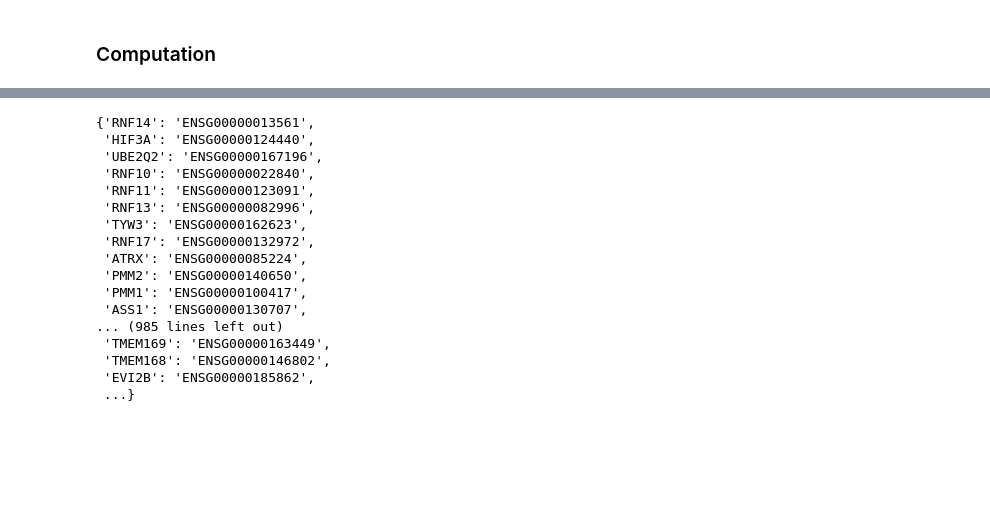
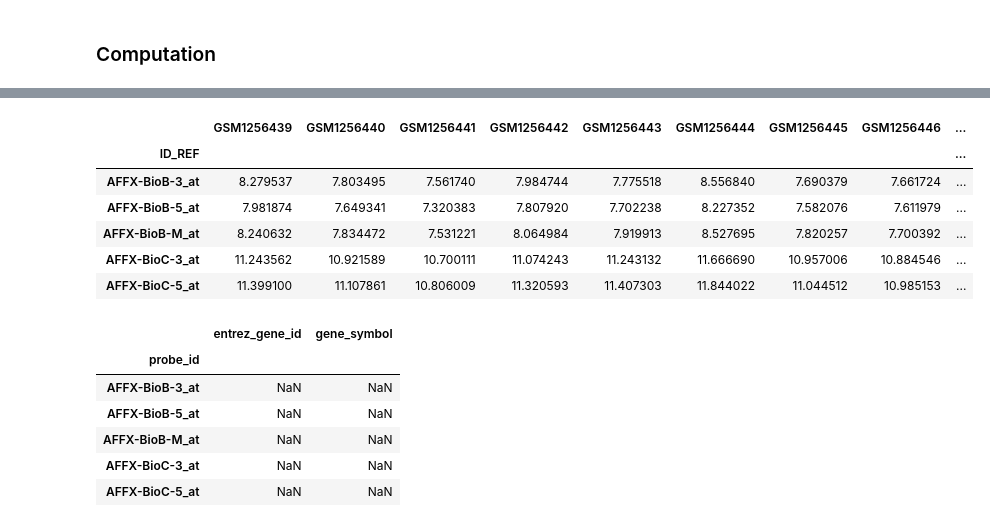
Before and after one commit to denis-torre/yfv-analysis, a Jupyter notebook: pipeline/notebooks/Development.ipynb, the cells around one changed output, grey strips where cells are left out. Drawn from its saved outputs; the diff is of its cells as text; code cells hidden in the pictures; blank space fills up the shorter version.

```diff
--- a/pipeline/notebooks/Development.ipynb
+++ b/pipeline/notebooks/Development.ipynb
@@ -11,2 +10,5 @@ infiles = ('f2-raw_expression.dir/yfv-gene_expression.txt', 'f1-annotation.dir/y
+# %%
+infiles = ['rawdata.dir/expression/GSE51972_series_matrix.txt', 'f1-annotation.dir/GPL3535-gene_annotations.txt']
+seriesMatrixFile, geneAnnotationFile = infiles
 # %% [markdown]
 ### Computation
@@ -79,21 +14,0 @@ homologyDataframe.head()
-# %%
-homologyDict = homologyDataframe.set_index('Macaque associated gene name').to_dict()['Gene ID']
-homologyDict
-# %% [output]
-{'RNF14': 'ENSG00000013561',
- 'HIF3A': 'ENSG00000124440',
- 'UBE2Q2': 'ENSG00000167196',
- 'RNF10': 'ENSG00000022840',
- 'RNF11': 'ENSG00000123091',
- 'RNF13': 'ENSG00000082996',
- 'TYW3': 'ENSG00000162623',
- 'RNF17': 'ENSG00000132972',
- 'ATRX': 'ENSG00000085224',
- 'PMM2': 'ENSG00000140650',
- 'PMM1': 'ENSG00000100417',
- 'ASS1': 'ENSG00000130707',
-... (985 lines left out)
- 'TMEM169': 'ENSG00000163449',
- 'TMEM168': 'ENSG00000146802',
- 'EVI2B': 'ENSG00000185862',
- ...}
@@ -101,0 +15,26 @@ homologyDict
+# %%
+# Get expression dataframe
+expressionDataframe = pd.read_table(seriesMatrixFile, comment='!', index_col='ID_REF')
+
+# Get annotation dataframe
+geneAnnotationDataframe = pd.read_table(geneAnnotationFile, index_col='probe_id')
+# %%
+expressionDataframe.head()
+# %% [output]
+|  | GSM1256439 | GSM1256440 | GSM1256441 | GSM1256442 | GSM1256443 | GSM1256444 | GSM1256445 | GSM1256446 | ... |
+| ID_REF |  |  |  |  |  |  |  |  | ... |
+| AFFX-BioB-3_at | 8.279537 | 7.803495 | 7.561740 | 7.984744 | 7.775518 | 8.556840 | 7.690379 | 7.661724 | ... |
+| AFFX-BioB-5_at | 7.981874 | 7.649341 | 7.320383 | 7.807920 | 7.702238 | 8.227352 | 7.582076 | 7.611979 | ... |
+| AFFX-BioB-M_at | 8.240632 | 7.834472 | 7.531221 | 8.064984 | 7.919913 | 8.527695 | 7.820257 | 7.700392 | ... |
+| AFFX-BioC-3_at | 11.243562 | 10.921589 | 10.700111 | 11.074243 | 11.243132 | 11.666690 | 10.957006 | 10.884546 | ... |
+| AFFX-BioC-5_at | 11.399100 | 11.107861 | 10.806009 | 11.320593 | 11.407303 | 11.844022 | 11.044512 | 10.985153 | ... |
+# %%
+geneAnnotationDataframe.head()
+# %% [output]
+|  | entrez_gene_id | gene_symbol |
+| probe_id |  |  |
+| AFFX-BioB-3_at | NaN | NaN |
+| AFFX-BioB-5_at | NaN | NaN |
+| AFFX-BioB-M_at | NaN | NaN |
+| AFFX-BioC-3_at | NaN | NaN |
+| AFFX-BioC-5_at | NaN | NaN |
```
Also changed, not shown: parts of 11 cells of this notebook, 1 other file.
